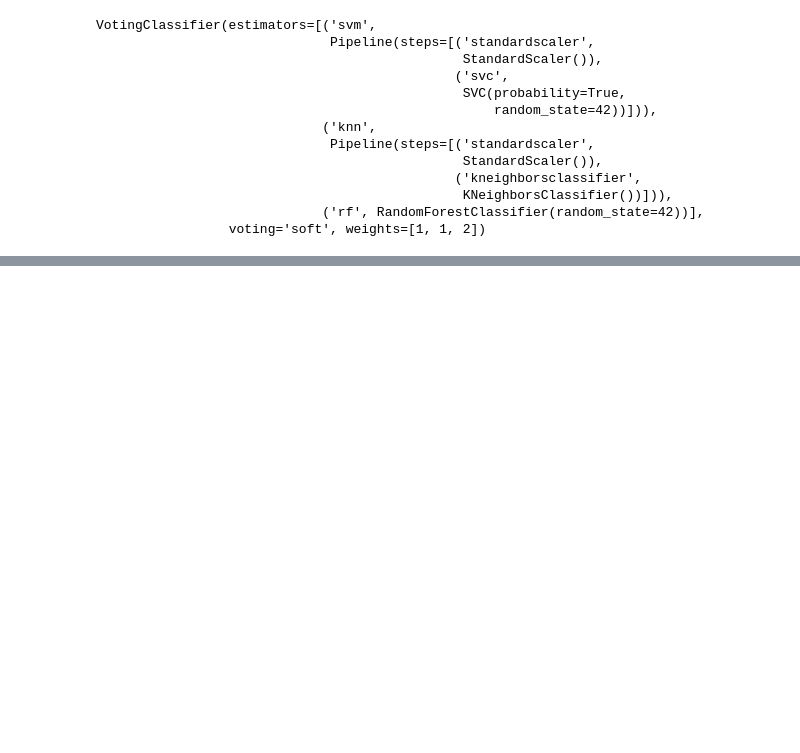
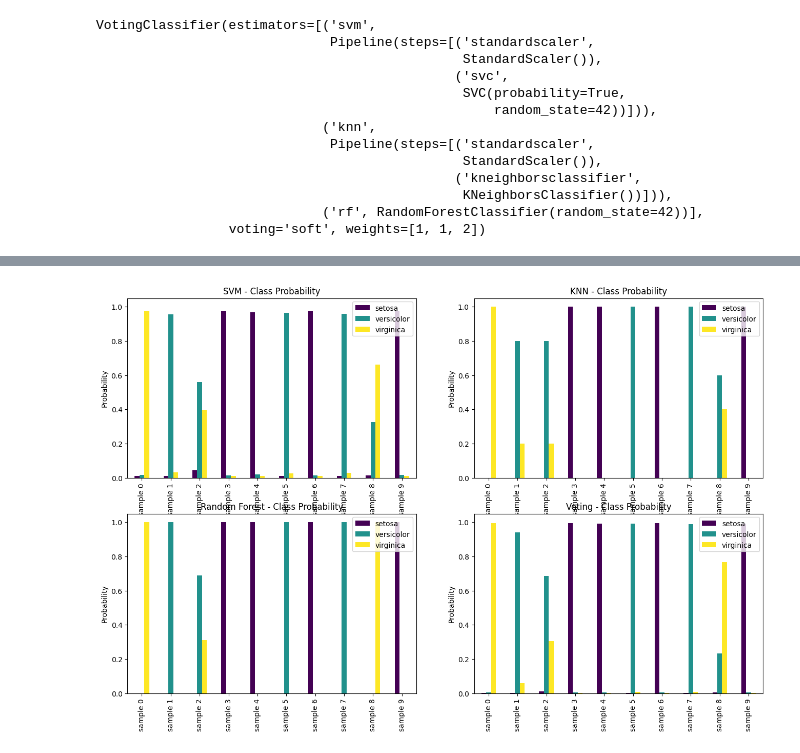
Before and after one commit to efforthye/human-ai, a Jupyter notebook: workspace/7-04) EnsembleModel.ipynb, the cells around one changed output, grey strips where cells are left out. Cells and saved outputs as stored; diff of their text form; code cells hidden in the pictures; blank space fills up the shorter version.

```diff
--- a/workspace/7-04) EnsembleModel.ipynb
+++ b/workspace/7-04) EnsembleModel.ipynb
@@ -95,0 +139,30 @@ VotingClassifier(estimators=[('svm',
+# %%
+# 모델별 예측 확률 시각화
+idx = np.arange(10) # 10개 샘플 인덱스 생성
+X_sample = X_test[idx]
+y_sample = y_test[idx]
+
+proba_svm = svm_clf.predict_proba(X_sample)
+proba_knn = knn_clf.predict_proba(X_sample)
+proba_rf = rf_clf.predict_proba(X_sample)
+proba_vote = voting_clf.predict_proba(X_sample)
+
+model_names = ["SVM","KNN","Random Forest","Voting"]
+proba_list = [proba_svm, proba_knn, proba_rf, proba_vote]
+
+plt.figure(figsize=(16,10))
+
+for i, (model_name, proba) in enumerate(zip(model_names, proba_list)):
+    plt.subplot(2,2,i+1)
+    df_prob = pd.DataFrame(proba, columns=class_names)
+    df_prob.index = [f"sample {i}" for i in range(len(df_prob))]
+
+    df_prob.plot(kind='bar', ax=plt.gca(), colormap='viridis')
+    plt.ylabel("Probability")
+    plt.ylim(0,1.05)
+    plt.title(f"{model_name} - Class Probability")
+    plt.tight_layout
+
+plt.show()
+# %% [output]
+[figure, added]
```
Also changed, not shown: parts of 4 cells of this notebook, 14 other files.
